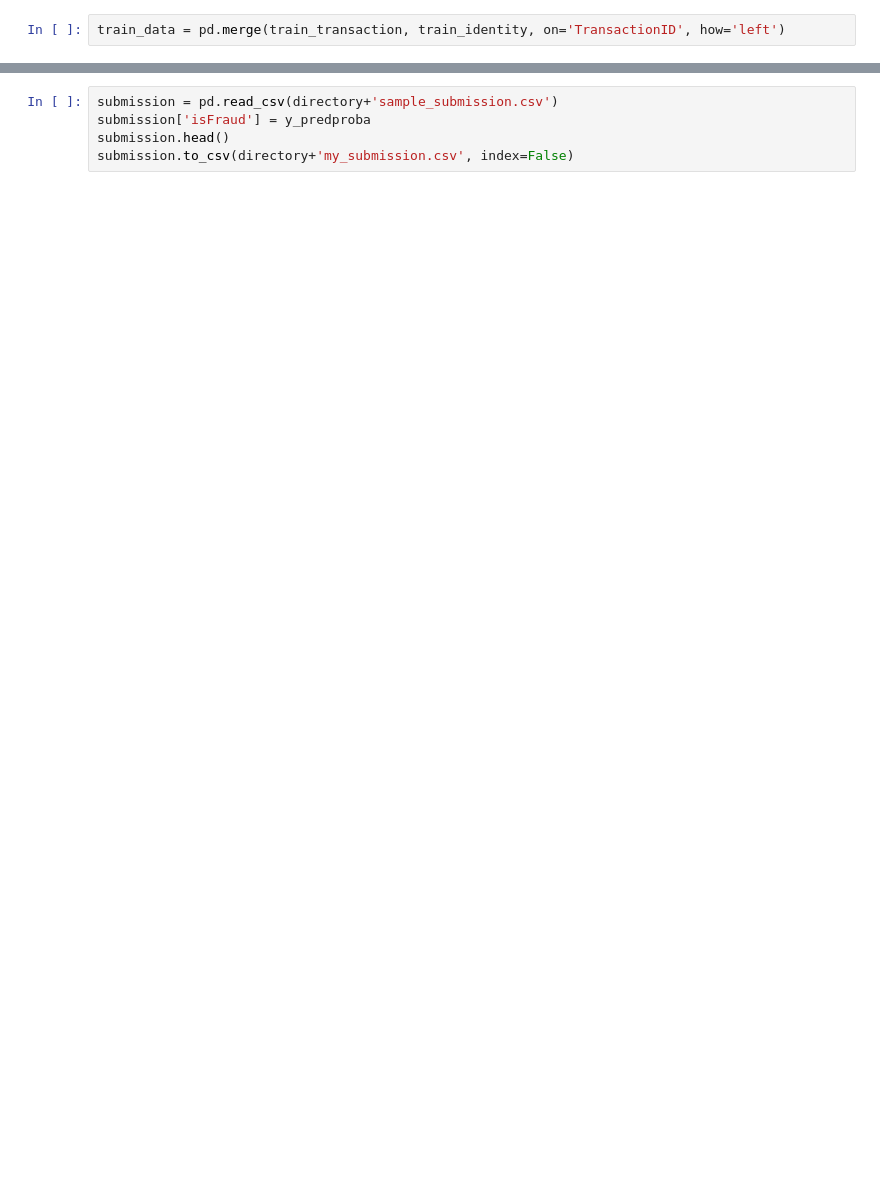
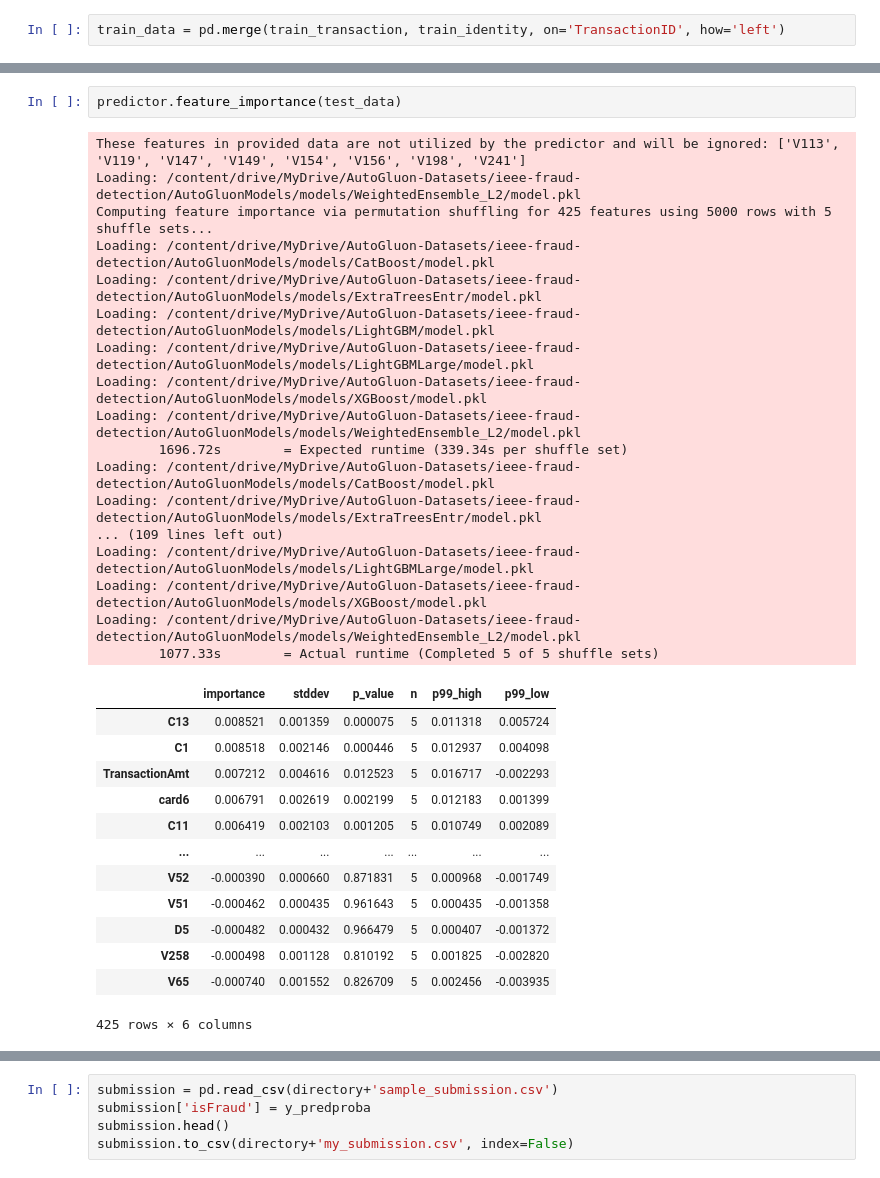
Before and after one commit to Deep-Dhaduk/AutoGluon, a Jupyter notebook: Fraud-detection/fraud_detection.ipynb, the cells around one changed output, grey strips where cells are left out. Cells and saved outputs as stored; diff of their text form; blank space fills up the shorter version.

```diff
--- a/Fraud-detection/fraud_detection.ipynb
+++ b/Fraud-detection/fraud_detection.ipynb
@@ -149,2 +344,35 @@ Index(['TransactionID', 'TransactionDT', 'TransactionAmt', 'ProductCD',
+# %%
+predictor.feature_importance(test_data)
+# %% [output]
+These features in provided data are not utilized by the predictor and will be ignored: ['V113', 'V119', 'V147', 'V149', 'V154', 'V156', 'V198', 'V241']
+Loading: /content/drive/MyDrive/AutoGluon-Datasets/ieee-fraud-detection/AutoGluonModels/models/WeightedEnsemble_L2/model.pkl
+Computing feature importance via permutation shuffling for 425 features using 5000 rows with 5 shuffle sets...
+Loading: /content/drive/MyDrive/AutoGluon-Datasets/ieee-fraud-detection/AutoGluonModels/models/CatBoost/model.pkl
+Loading: /content/drive/MyDrive/AutoGluon-Datasets/ieee-fraud-detection/AutoGluonModels/models/ExtraTreesEntr/model.pkl
+Loading: /content/drive/MyDrive/AutoGluon-Datasets/ieee-fraud-detection/AutoGluonModels/models/LightGBM/model.pkl
+Loading: /content/drive/MyDrive/AutoGluon-Datasets/ieee-fraud-detection/AutoGluonModels/models/LightGBMLarge/model.pkl
+Loading: /content/drive/MyDrive/AutoGluon-Datasets/ieee-fraud-detection/AutoGluonModels/models/XGBoost/model.pkl
+Loading: /content/drive/MyDrive/AutoGluon-Datasets/ieee-fraud-detection/AutoGluonModels/models/WeightedEnsemble_L2/model.pkl
+        1696.72s        = Expected runtime (339.34s per shuffle set)
+Loading: /content/drive/MyDrive/AutoGluon-Datasets/ieee-fraud-detection/AutoGluonModels/models/CatBoost/model.pkl
+Loading: /content/drive/MyDrive/AutoGluon-Datasets/ieee-fraud-detection/AutoGluonModels/models/ExtraTreesEntr/model.pkl
+... (109 lines left out)
+Loading: /content/drive/MyDrive/AutoGluon-Datasets/ieee-fraud-detection/AutoGluonModels/models/LightGBMLarge/model.pkl
+Loading: /content/drive/MyDrive/AutoGluon-Datasets/ieee-fraud-detection/AutoGluonModels/models/XGBoost/model.pkl
+Loading: /content/drive/MyDrive/AutoGluon-Datasets/ieee-fraud-detection/AutoGluonModels/models/WeightedEnsemble_L2/model.pkl
+        1077.33s        = Actual runtime (Completed 5 of 5 shuffle sets)
+|  | importance | stddev | p_value | n | p99_high | p99_low |
+| C13 | 0.008521 | 0.001359 | 0.000075 | 5 | 0.011318 | 0.005724 |
+| C1 | 0.008518 | 0.002146 | 0.000446 | 5 | 0.012937 | 0.004098 |
+| TransactionAmt | 0.007212 | 0.004616 | 0.012523 | 5 | 0.016717 | -0.002293 |
+| card6 | 0.006791 | 0.002619 | 0.002199 | 5 | 0.012183 | 0.001399 |
+| C11 | 0.006419 | 0.002103 | 0.001205 | 5 | 0.010749 | 0.002089 |
+| ... | ... | ... | ... | ... | ... | ... |
+| V52 | -0.000390 | 0.000660 | 0.871831 | 5 | 0.000968 | -0.001749 |
+| V51 | -0.000462 | 0.000435 | 0.961643 | 5 | 0.000435 | -0.001358 |
+| D5 | -0.000482 | 0.000432 | 0.966479 | 5 | 0.000407 | -0.001372 |
+| V258 | -0.000498 | 0.001128 | 0.810192 | 5 | 0.001825 | -0.002820 |
+| V65 | -0.000740 | 0.001552 | 0.826709 | 5 | 0.002456 | -0.003935 |
+425 rows × 6 columns
 # %%
 predictor.positive_class
```
Also changed, not shown: parts of 24 cells of this notebook.
